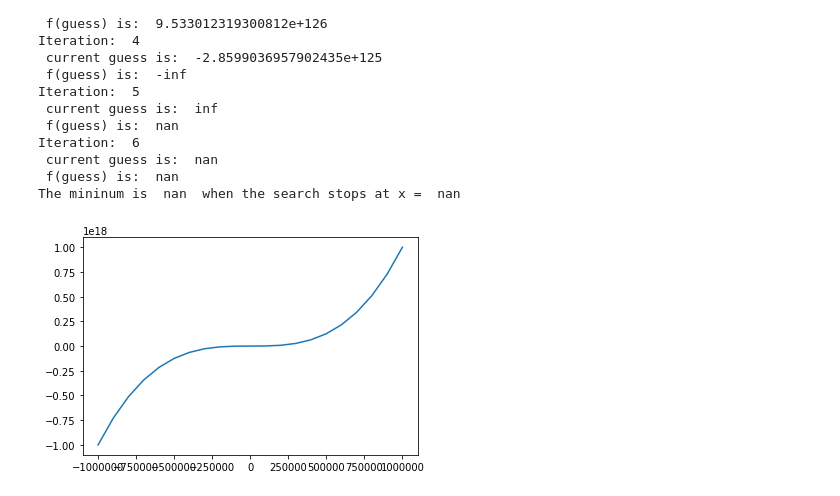
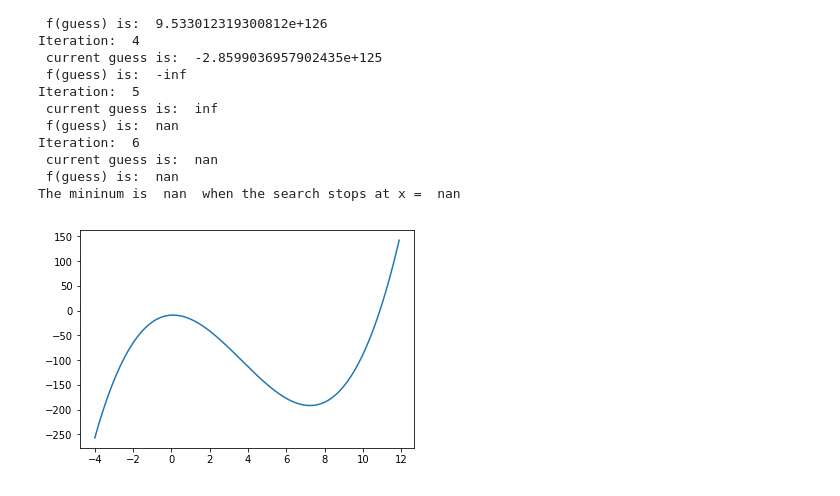
Before and after one commit to tomsan61065/introML, a Jupyter notebook: HW11/2019may21.ipynb, the cells around one changed output. Drawn from its saved outputs; the diff is of its cells as text; code cells hidden in the pictures.

```diff
--- a/HW11/2019may21.ipynb
+++ b/HW11/2019may21.ipynb
@@ -66,8 +66,8 @@ The mininum is  nan  when the search stops at x =  nan
 # %%
 import matplotlib.pyplot as plt
 import numpy as np
-t = np.arange(-1000000, 1000001, 100000) # start, end, sample step
+t = np.arange(-4, 12, 0.1) # start, end, sample step
 plt.plot(t, func(t))
 plt.show()
 # %% [output]
-[figure, old version]
+[figure, new version]
```
Also changed, not shown: 13 other files.
